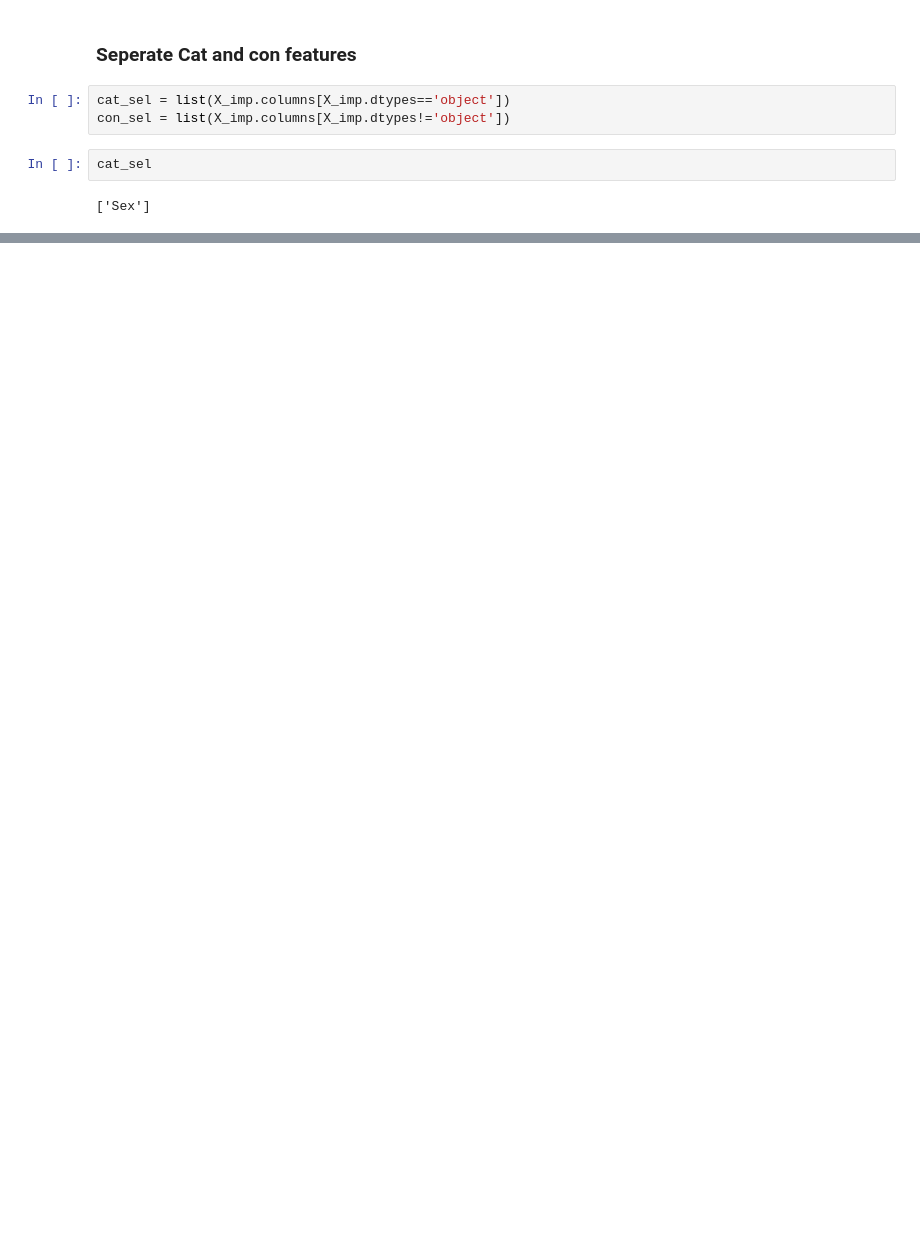
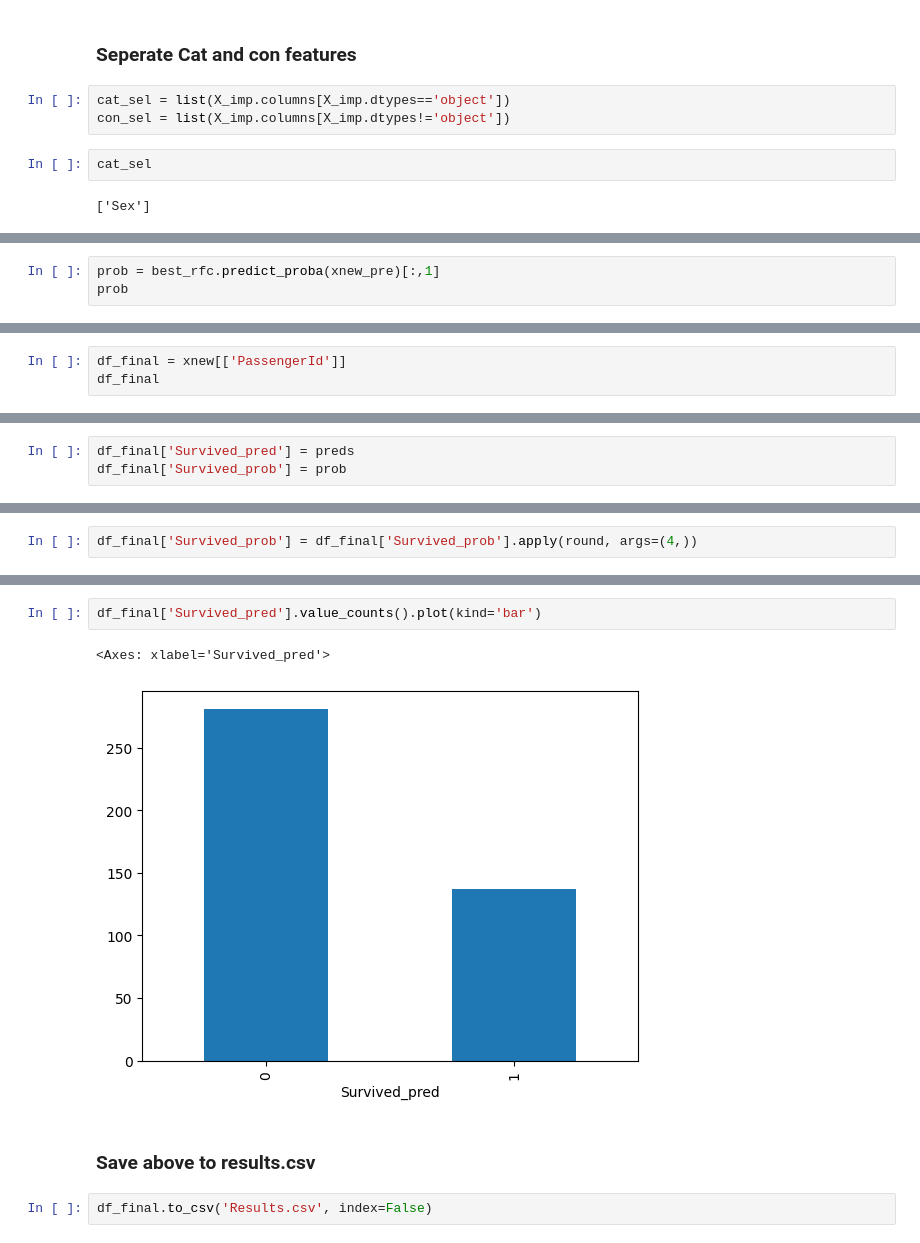
Before and after one commit to utkarshg1/Machine-Learning-7_9, a Jupyter notebook: Feature Selection/MutualInfoScores.ipynb, the cells around one changed output, grey strips where cells are left out. Saved outputs shown, nothing was run; the diff lists cells and outputs as text; blank space fills up the shorter version.

```diff
--- a/Feature Selection/MutualInfoScores.ipynb
+++ b/Feature Selection/MutualInfoScores.ipynb
@@ -207,0 +430,3 @@ con_sel
+# %%
+prob = best_rfc.predict_proba(xnew_pre)[:,1]
+prob
@@ -207,0 +453,3 @@ con_sel
+# %%
+df_final = xnew[['PassengerId']]
+df_final
@@ -207,0 +470,3 @@ con_sel
+# %%
+df_final['Survived_pred'] = preds
+df_final['Survived_prob'] = prob
@@ -207,0 +489,2 @@ con_sel
+# %%
+df_final['Survived_prob'] = df_final['Survived_prob'].apply(round, args=(4,))
@@ -207,0 +514,9 @@ con_sel
+# %%
+df_final['Survived_pred'].value_counts().plot(kind='bar')
+# %% [output]
+<Axes: xlabel='Survived_pred'>
+[figure, added]
+# %% [markdown]
+### Save above to results.csv
+# %%
+df_final.to_csv('Results.csv', index=False)
```
Also changed, not shown: parts of 52 cells of this notebook, 1 other file.
